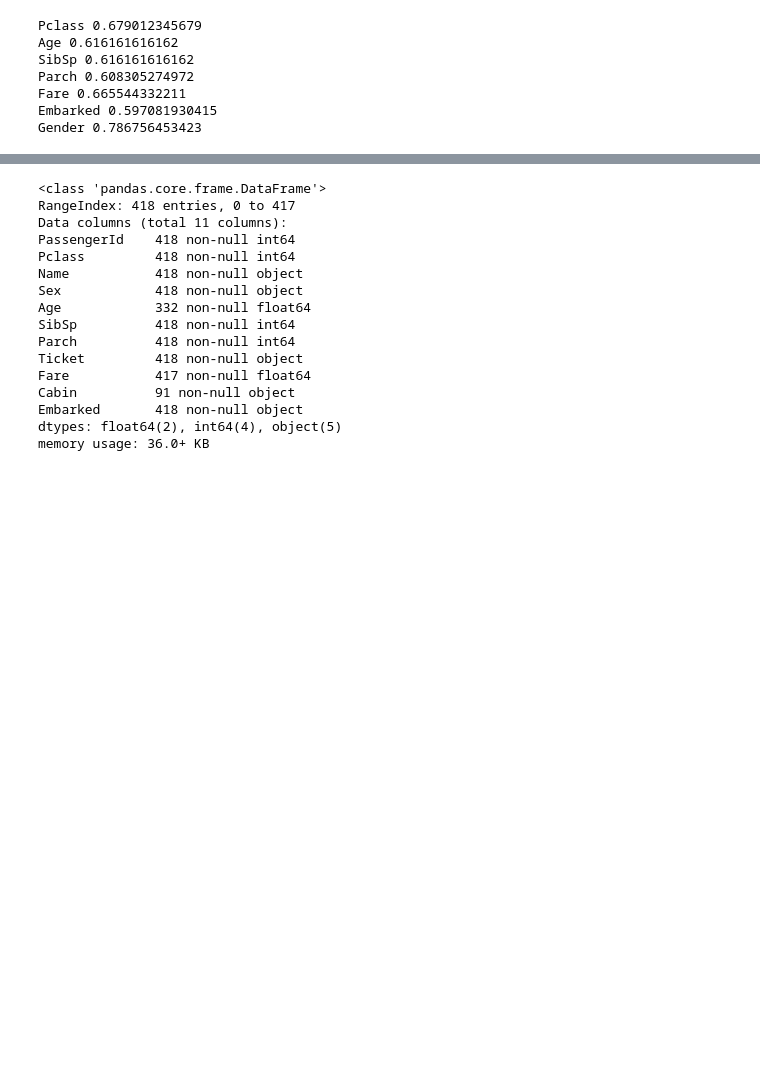
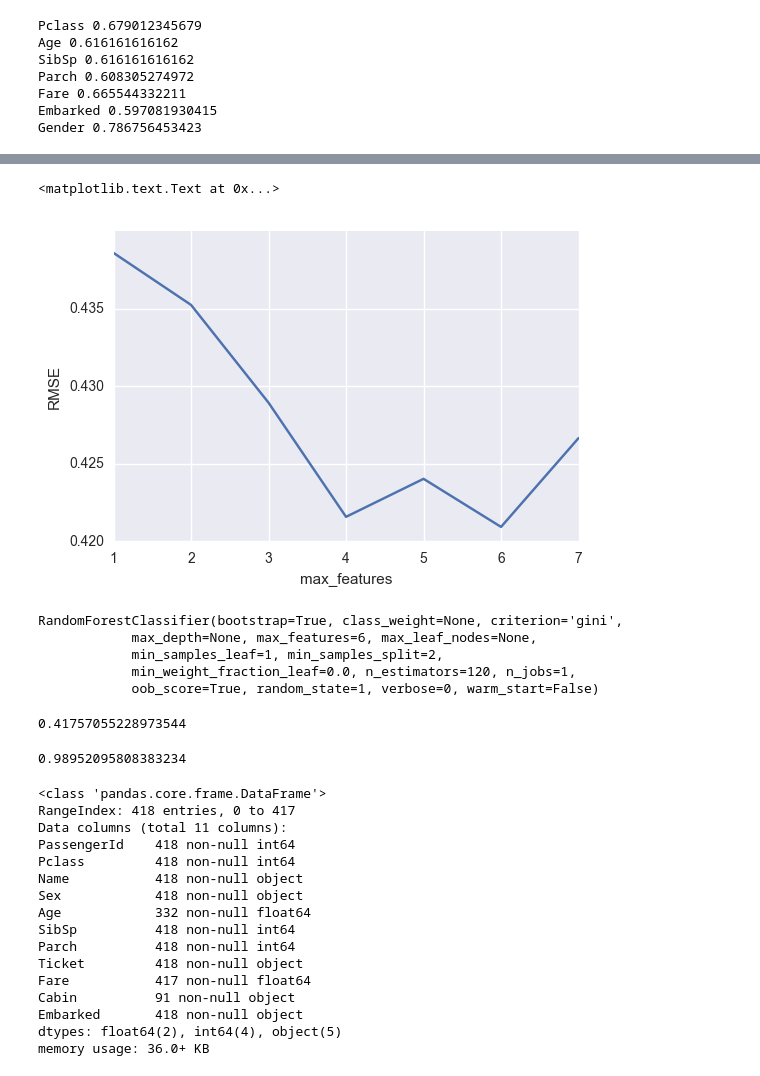
Before and after one commit to sglembocki/personal_projects, a Jupyter notebook: Titanic/TitanicPrediction.ipynb, the cells around one changed output, grey strips where cells are left out. Cells and saved outputs as stored; diff of their text form; code cells hidden in the pictures; blank space fills up the shorter version.

```diff
--- a/Titanic/TitanicPrediction.ipynb
+++ b/Titanic/TitanicPrediction.ipynb
@@ -206,3 +243,44 @@ export_graphviz(tree, out_file = 'tree_titanic.dot', feature_names = feature_col
+# %%
+#max features
+
+feature_range = range(1, len(feature_cols) + 1)
+rmse_scores = []
+
+for feature in feature_range:
+    forest = RandomForestClassifier(n_estimators = 150, max_features = feature, random_state = 1)
+    mse_scores = cross_val_score(forest, X, y, cv = 10, scoring = 'mean_squared_error')
+    rmse_scores.append(np.mean(np.sqrt(-mse_scores)))
+# %%
+#plot max features
+
+plt.plot(feature_range, rmse_scores)
+plt.xlabel('max_features')
+plt.ylabel('RMSE')
+# %% [output]
+<matplotlib.text.Text at 0x...>
+[figure, added]
+# %%
+forest = RandomForestClassifier(n_estimators = 120, max_features = 6, oob_score = True, random_state = 1)
+forest.fit(X, y)
+# %% [output]
+RandomForestClassifier(bootstrap=True, class_weight=None, criterion='gini',
+            max_depth=None, max_features=6, max_leaf_nodes=None,
+            min_samples_leaf=1, min_samples_split=2,
+            min_weight_fraction_leaf=0.0, n_estimators=120, n_jobs=1,
+            oob_score=True, random_state=1, verbose=0, warm_start=False)
+# %%
+scores = cross_val_score(forest, X, y, cv = 10, scoring = 'mean_squared_error')
+np.mean(np.sqrt(-scores))
+# %% [output]
+0.41757055228973544
+# %%
+#random forest
+
+random_forest = RandomForestClassifier(n_estimators = 110, max_features = 6, oob_score = True, random_state = 1)
+random_forest.fit(X_train, y_train)
+random_forest.score(X_train, y_train)
+# %% [output]
+0.98952095808383234
 # %%
 test.info()
 # %% [output]
```
Also changed, not shown: parts of 10 cells of this notebook, 1 other file.
